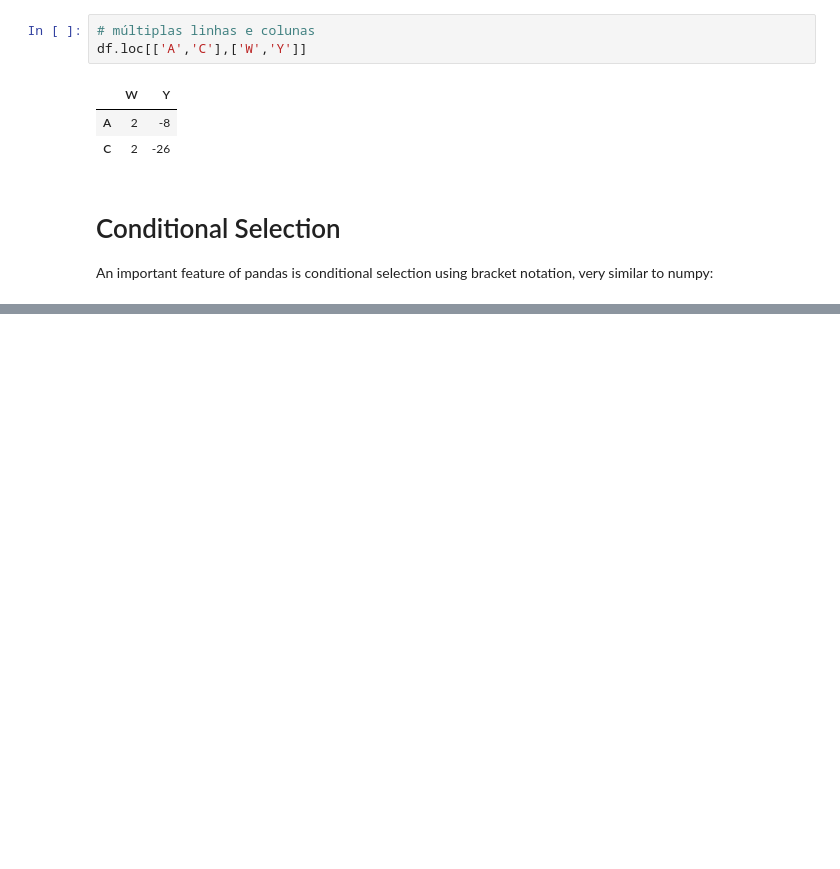
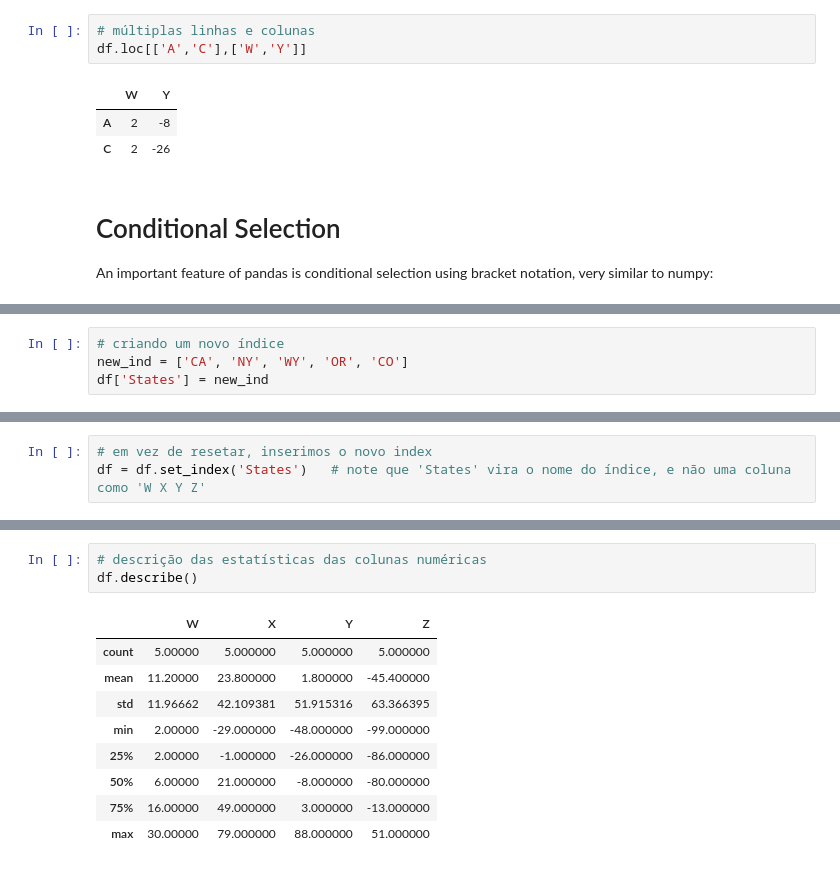
Before and after one commit to jordanfalcao/tensorflow2-deeplearning, a Jupyter notebook: 02-Pandas-Crash-Course/02_DataFrames.ipynb, the cells around one changed output, grey strips where cells are left out. Cells and saved outputs as stored; diff of their text form; blank space fills up the shorter version.

```diff
--- a/02-Pandas-Crash-Course/02_DataFrames.ipynb
+++ b/02-Pandas-Crash-Course/02_DataFrames.ipynb
@@ -218,0 +318,4 @@ df>0
+# %%
+# criando um novo índice
+new_ind = ['CA', 'NY', 'WY', 'OR', 'CO']
+df['States'] = new_ind
@@ -218,0 +331,3 @@ df>0
+# %%
+# em vez de resetar, inserimos o novo index
+df = df.set_index('States')   # note que 'States' vira o nome do índice, e não uma coluna como 'W X Y Z'
@@ -218,0 +355,13 @@ df>0
+# %%
+# descrição das estatísticas das colunas numéricas
+df.describe()
+# %% [output]
+|  | W | X | Y | Z |
+| count | 5.00000 | 5.000000 | 5.000000 | 5.000000 |
+| mean | 11.20000 | 23.800000 | 1.800000 | -45.400000 |
+| std | 11.96662 | 42.109381 | 51.915316 | 63.366395 |
+| min | 2.00000 | -29.000000 | -48.000000 | -99.000000 |
+| 25% | 2.00000 | -1.000000 | -26.000000 | -86.000000 |
+| 50% | 6.00000 | 21.000000 | -8.000000 | -80.000000 |
+| 75% | 16.00000 | 49.000000 | 3.000000 | -13.000000 |
+| max | 30.00000 | 79.000000 | 88.000000 | 51.000000 |
```
Also changed, not shown: parts of 20 cells of this notebook, 1 other file.
